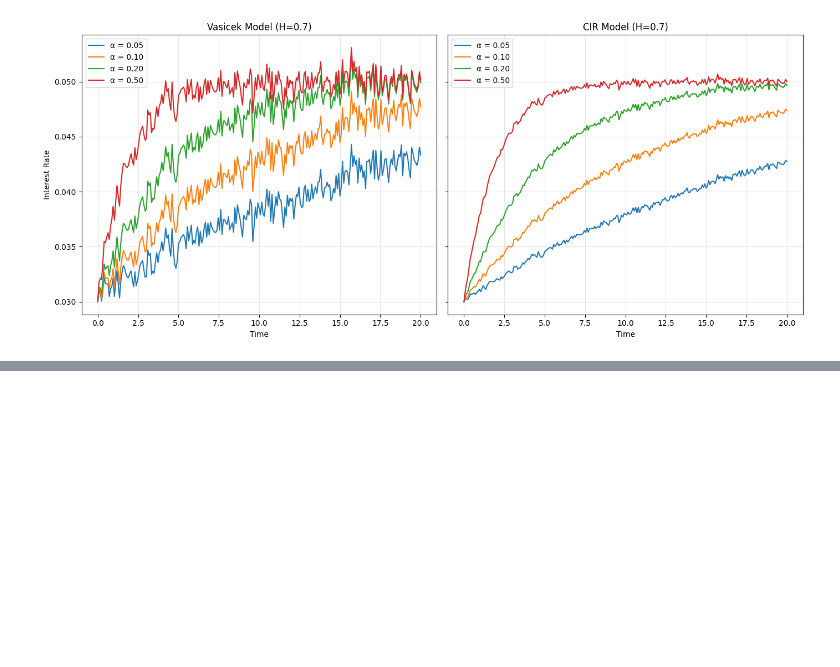
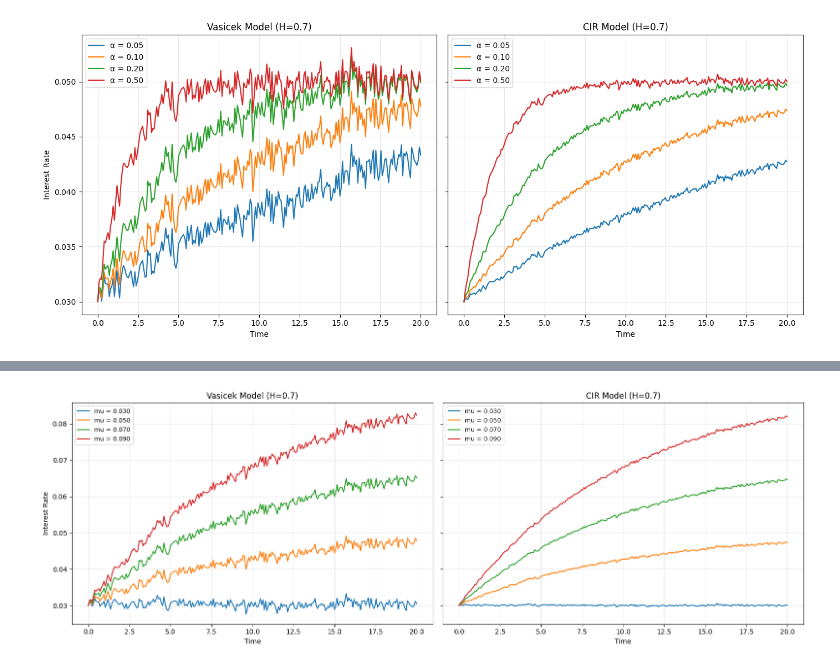
Before and after one commit to katieli0828/Dissertation, a Jupyter notebook: CH3_model_formulation.ipynb, the cells around one changed output, grey strips where cells are left out. Cells and saved outputs as stored; diff of their text form; code cells hidden in the pictures; blank space fills up the shorter version.

```diff
--- a/CH3_model_formulation.ipynb
+++ b/CH3_model_formulation.ipynb
@@ -232,0 +286,86 @@ plt.show()
+# %%
+# === Vasicek Model ===
+class VasicekModel:
+    def __init__(self, alpha=0.1, mu=0.05, sigma=0.02, r0=0.03):
+        self.alpha = alpha
+        self.mu = mu
+        self.sigma = sigma
+        self.r0 = r0
+
+    def simulate(self, fbm_path, dt):
+        n = len(fbm_path) - 1
+        r = np.zeros(n + 1)
+        r[0] = self.r0
+        for i in range(1, n + 1):
+            dBH = fbm_path[i] - fbm_path[i-1]
+            dr = self.alpha * (self.mu - r[i-1]) * dt + self.sigma * dBH
+            r[i] = r[i-1] + dr
+        return r
+
+# === CIR Model ===
+class CIRModel:
+    def __init__(self, alpha=0.1, mu=0.05, sigma=0.02, r0=0.03):
+        self.alpha = alpha
+        self.mu = mu
+        self.sigma = sigma
+        self.r0 = r0
+
+    def simulate(self, fbm_path, dt):
+        n = len(fbm_path) - 1
+        r = np.zeros(n + 1)
+        r[0] = self.r0
+        for i in range(1, n + 1):
+            dBH = fbm_path[i] - fbm_path[i-1]
+            sqrt_r = np.sqrt(np.maximum(r[i-1], 1e-10))
+            dr = self.alpha * (self.mu - r[i-1]) * dt + self.sigma * sqrt_r * dBH
+            r[i] = max(r[i-1] + dr, 1e-10)
+        return r
+
+# === Simulation Function: varying mu ===
+def simulate_model_paths(model_class, mu_values, H, n=252, T=20.0, seed=2024):
+    t = np.linspace(0, T, n+1)
+    dt = T / n
+    fbm_sim = FBMSimulator(n, T, H)
+    fbm_path = fbm_sim.generate_fbm_path(seed=seed)
+
+    paths = {}
+    for mu in mu_values:
+        model = model_class(alpha=0.1, mu=mu, sigma=0.02, r0=0.03)
+        r_path = model.simulate(fbm_path, dt)
+        paths[mu] = r_path
+    return t, paths
+
+# === Dual-panel Plotting Function ===
+def plot_dual_panel(t, paths1, paths2, model1_name, model2_name, param_label, H, filename=None):
+    fig, axes = plt.subplots(1, 2, figsize=(16, 6), sharey=True)
+
+    for ax, paths, title in zip(axes, [paths1, paths2], [model1_name, model2_name]):
+        for param, r_path in paths.items():
+            ax.plot(t, r_path, label=f'{param_label} = {param:.3f}', linewidth=1.5)
+        ax.set_xlabel("Time")
+        ax.set_title(f"{title} Model (H={H})")
+        ax.grid(True, alpha=0.3)
+        ax.legend(fontsize=9)
+
+    axes[0].set_ylabel("Interest Rate")
+    # plt.suptitle(f"Impact of {param_label} on fBm-driven Interest Rate Models", fontsize=14)
+    plt.tight_layout(rect=[0, 0.03, 1, 0.95])
+
+    if filename:
+        plt.savefig(filename, dpi=300)
+    plt.show()
+
+# === Main Execution ===
+mu_values = [0.03, 0.05, 0.07, 0.09]
+H = 0.7
+
+# Vasicek
+t, vasicek_paths = simulate_model_paths(VasicekModel, mu_values, H=H)
+
+# CIR
+t, cir_paths = simulate_model_paths(CIRModel, mu_values, H=H)
+
+# Plot dual-panel comparison
+plot_dual_panel(t, vasicek_paths, cir_paths, "Vasicek", "CIR", "mu", H=H)
+# %% [output]
+[figure, added]
```
Also changed, not shown: parts of 12 cells of this notebook.
